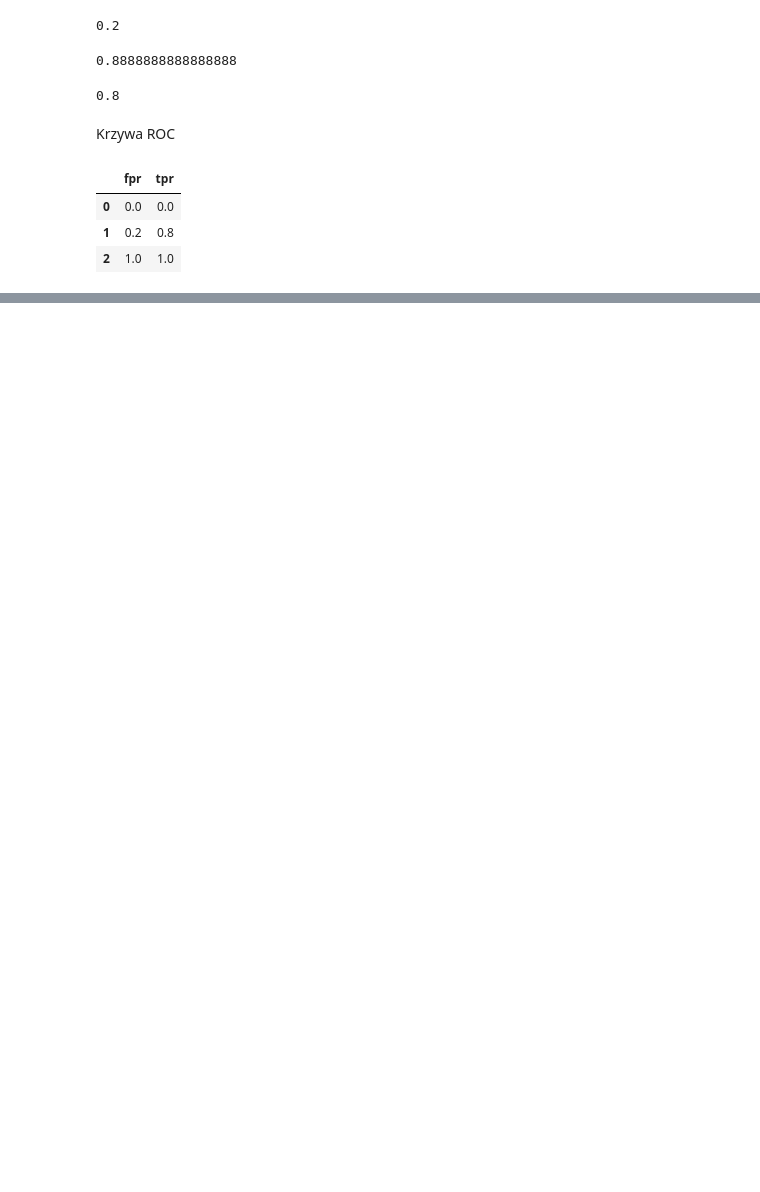
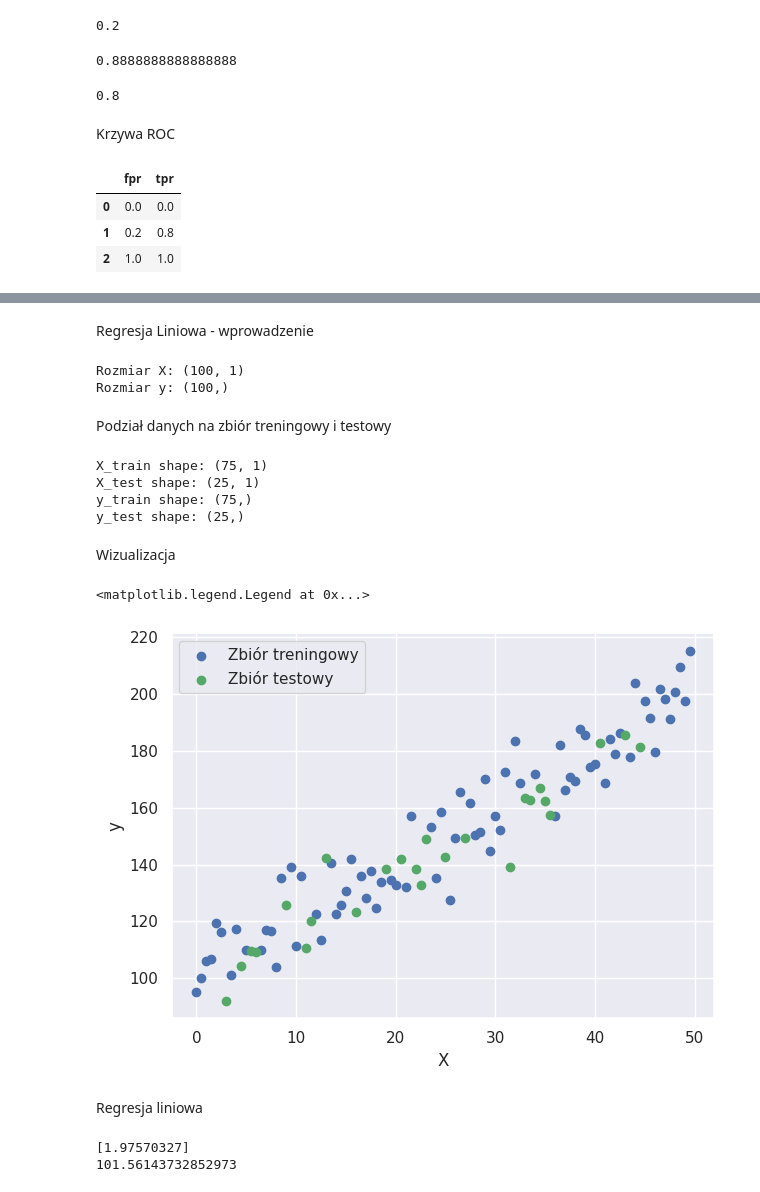
Before and after one commit to Kuboz46/data-science-bootcamp, a Jupyter notebook: 06_uczenie_maszynowe/Skrypt.ipynb, the cells around one changed output, grey strips where cells are left out. Cells and saved outputs as stored; diff of their text form; code cells hidden in the pictures; blank space fills up the shorter version.

```diff
--- a/06_uczenie_maszynowe/Skrypt.ipynb
+++ b/06_uczenie_maszynowe/Skrypt.ipynb
@@ -295,0 +534,60 @@ plot_roc_curve(y_true, y_pred)
+# %% [markdown]
+Regresja Liniowa - wprowadzenie
+# %%
+import numpy as np
+
+X = np.arange(0, 50, 0.5)
+noise = 10 * np.random.randn(100)
+y = 2 * X + 100 + noise
+X = X.reshape(-1, 1)
+
+print('Rozmiar X:', X.shape)
+print('Rozmiar y:', y.shape)
+# %% [output]
+Rozmiar X: (100, 1)
+Rozmiar y: (100,)
+# %% [markdown]
+Podział danych na zbiór treningowy i testowy
+# %%
+from sklearn.model_selection import train_test_split
+
+X_train, X_test, y_train, y_test = train_test_split(X, y, test_size = 0.25)
+
+print('X_train shape:', X_train.shape)
+print('X_test shape:', X_test.shape)
+print('y_train shape:', y_train.shape)
+print('y_test shape:', y_test.shape)
+# %% [output]
+X_train shape: (75, 1)
+X_test shape: (25, 1)
+y_train shape: (75,)
+y_test shape: (25,)
+# %% [markdown]
+Wizualizacja
+# %%
+import matplotlib.pyplot as plt
+import seaborn as sns
+sns.set()
+
+plt.figure(figsize = (7, 5))
+plt.scatter(X_train, y_train, c = 'b', label = 'Zbiór treningowy')
+plt.scatter(X_test, y_test, c = 'g', label = 'Zbiór testowy')
+plt.xlabel('X')
+plt.ylabel('y')
+plt.legend()
+# %% [output]
+<matplotlib.legend.Legend at 0x...>
+[figure, added]
+# %% [markdown]
+Regresja liniowa
+# %%
+from sklearn.linear_model import LinearRegression
+
+lin_reg = LinearRegression()
+lin_reg.fit(X_train, y_train)
+
+print(lin_reg.coef_)
+print(lin_reg.intercept_)
+# %% [output]
+[1.97570327]
+101.56143732852973
```
Also changed, not shown: parts of 52 cells of this notebook.
